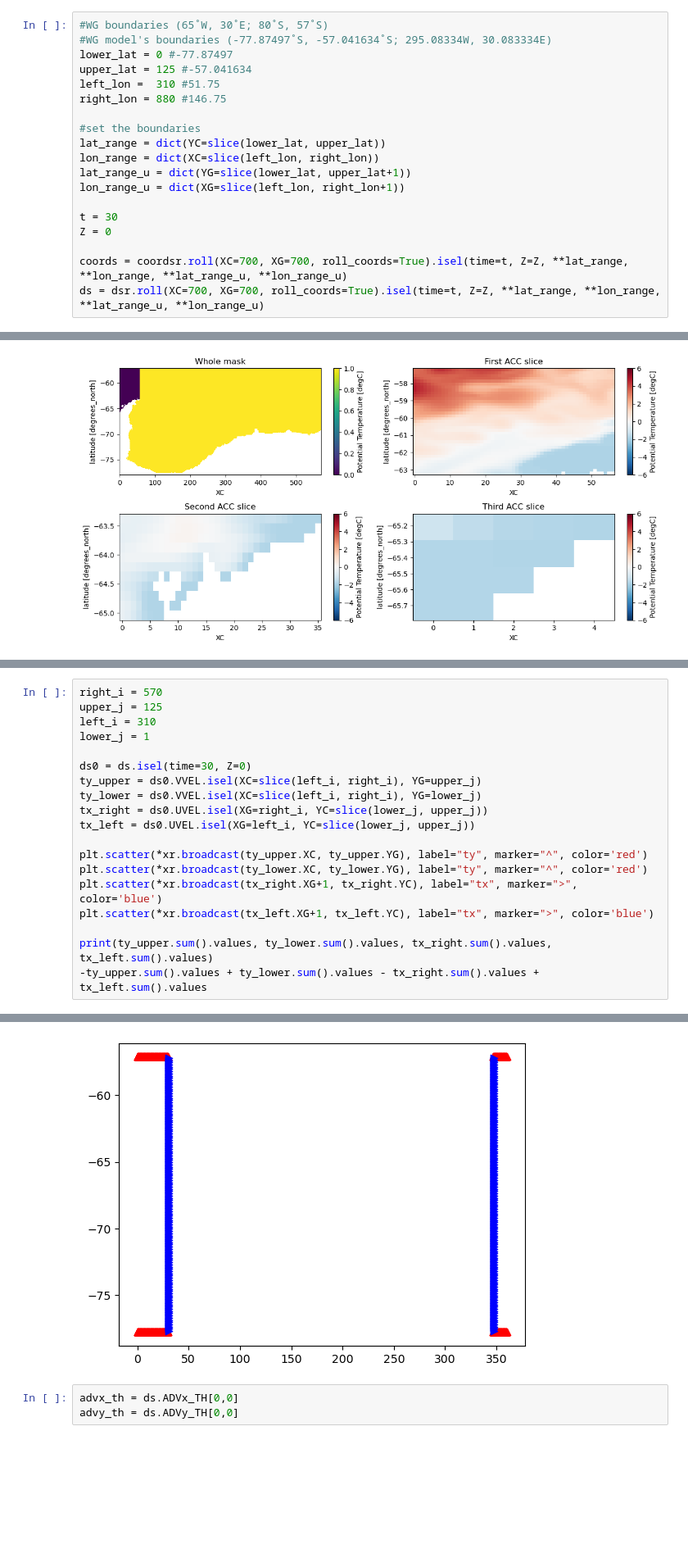
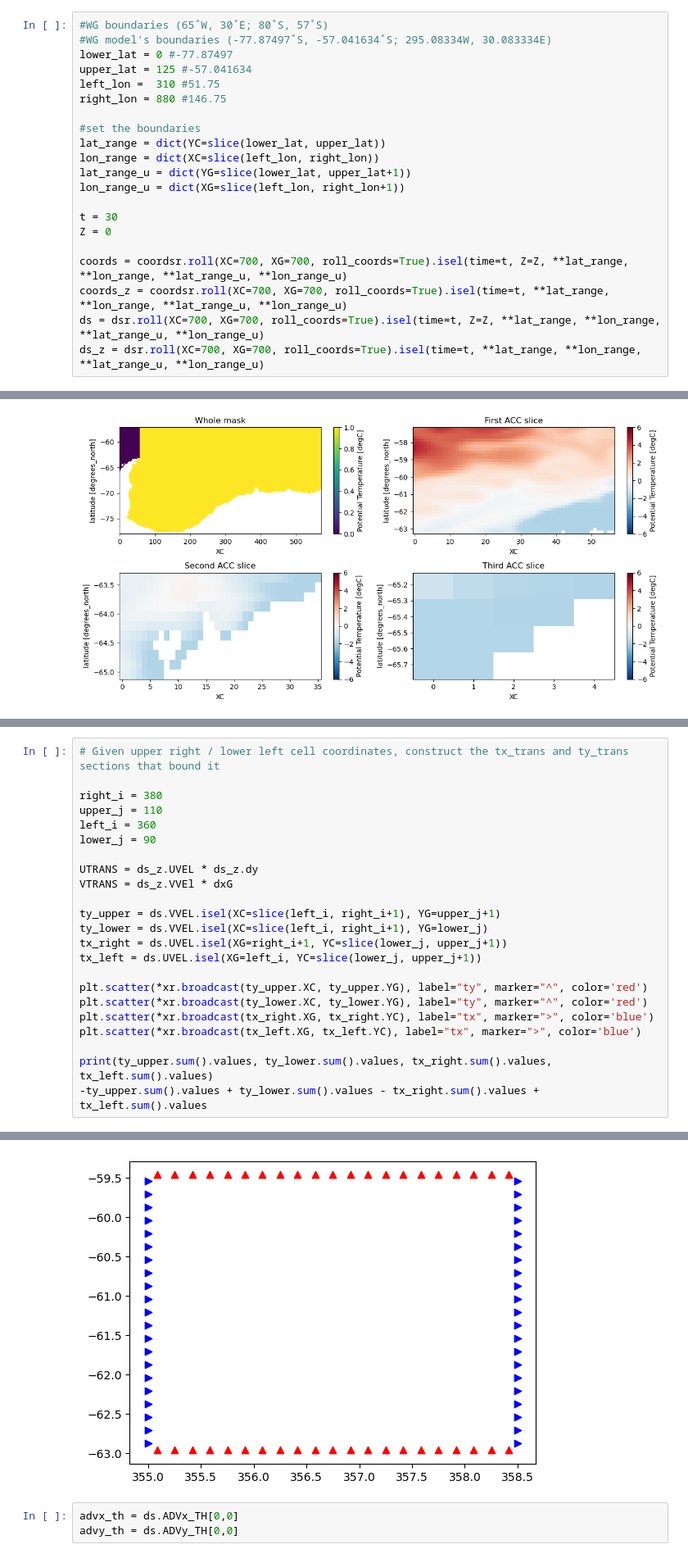
Before and after one commit to shanicetbailey/chapter1, a Jupyter notebook: SOSE-budgets/2_heat_budget.ipynb, the cells around one changed output, grey strips where cells are left out. Shown at 82% size. Saved outputs shown, nothing was run; the diff lists cells and outputs as text; blank space fills up the shorter version.

```diff
--- a/SOSE-budgets/2_heat_budget.ipynb
+++ b/SOSE-budgets/2_heat_budget.ipynb
@@ -99,7 +99,9 @@ t = 30
 Z = 0
 
 coords = coordsr.roll(XC=700, XG=700, roll_coords=True).isel(time=t, Z=Z, **lat_range, **lon_range, **lat_range_u, **lon_range_u)
+coords_z = coordsr.roll(XC=700, XG=700, roll_coords=True).isel(time=t, **lat_range, **lon_range, **lat_range_u, **lon_range_u)
 ds = dsr.roll(XC=700, XG=700, roll_coords=True).isel(time=t, Z=Z, **lat_range, **lon_range, **lat_range_u, **lon_range_u)
+ds_z = dsr.roll(XC=700, XG=700, roll_coords=True).isel(time=t, **lat_range, **lon_range, **lat_range_u, **lon_range_u)
 # %%
 temp = ds.THETA.drop('XC')
 mask = coords.drop('XC').hFacC > 0
@@ -137,19 +184,23 @@ plt.tight_layout();
 # %%
-right_i = 570
-upper_j = 125
-left_i = 310
-lower_j = 1
+# Given upper right / lower left cell coordinates, construct the tx_trans and ty_trans sections that bound it
 
-ds0 = ds.isel(time=30, Z=0)
-ty_upper = ds0.VVEL.isel(XC=slice(left_i, right_i), YG=upper_j)
-ty_lower = ds0.VVEL.isel(XC=slice(left_i, right_i), YG=lower_j)
-tx_right = ds0.UVEL.isel(XG=right_i, YC=slice(lower_j, upper_j))
-tx_left = ds0.UVEL.isel(XG=left_i, YC=slice(lower_j, upper_j))
+right_i = 380
+upper_j = 110
+left_i = 360
+lower_j = 90
+
+UTRANS = ds_z.UVEL * ds_z.dy
+VTRANS = ds_z.VVEl * dxG
+
+ty_upper = ds.VVEL.isel(XC=slice(left_i, right_i+1), YG=upper_j+1)
+ty_lower = ds.VVEL.isel(XC=slice(left_i, right_i+1), YG=lower_j)
+tx_right = ds.UVEL.isel(XG=right_i+1, YC=slice(lower_j, upper_j+1))
+tx_left = ds.UVEL.isel(XG=left_i, YC=slice(lower_j, upper_j+1))
 
 plt.scatter(*xr.broadcast(ty_upper.XC, ty_upper.YG), label="ty", marker="^", color='red')
 plt.scatter(*xr.broadcast(ty_lower.XC, ty_lower.YG), label="ty", marker="^", color='red')
-plt.scatter(*xr.broadcast(tx_right.XG+1, tx_right.YC), label="tx", marker=">", color='blue')
-plt.scatter(*xr.broadcast(tx_left.XG+1, tx_left.YC), label="tx", marker=">", color='blue')
+plt.scatter(*xr.broadcast(tx_right.XG, tx_right.YC), label="tx", marker=">", color='blue')
+plt.scatter(*xr.broadcast(tx_left.XG, tx_left.YC), label="tx", marker=">", color='blue')
 
 print(ty_upper.sum().values, ty_lower.sum().values, tx_right.sum().values, tx_left.sum().values)
 -ty_upper.sum().values + ty_lower.sum().values - tx_right.sum().values + tx_left.sum().values
@@ -159,4 +210,4 @@ print(ty_upper.sum().values, ty_lower.sum().values, tx_right.sum().values, tx_le
-[figure, old version]
+[figure, new version]
 # %%
 advx_th = ds.ADVx_TH[0,0]
 advy_th = ds.ADVy_TH[0,0]
```
Also changed, not shown: parts of 28 cells of this notebook.
